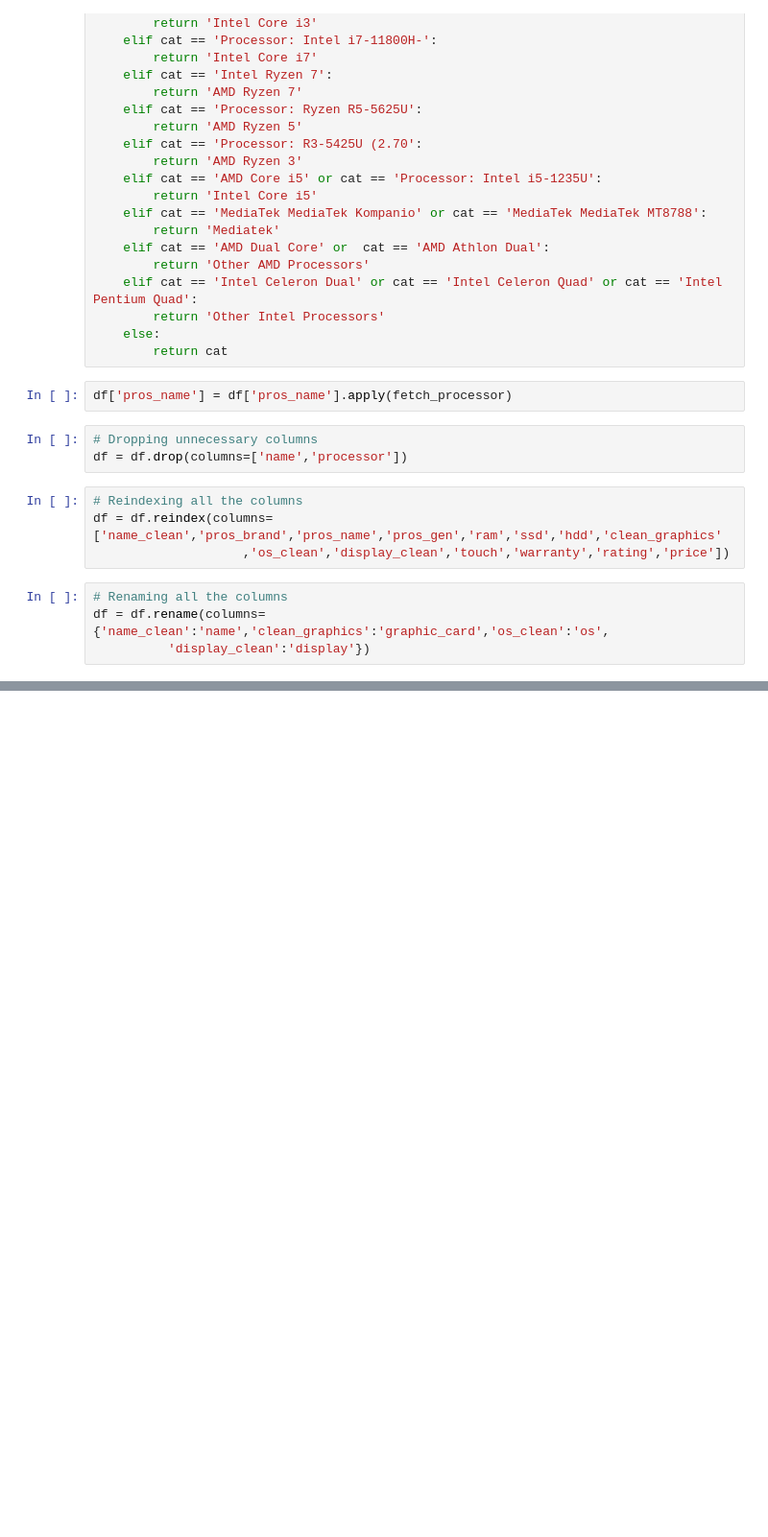
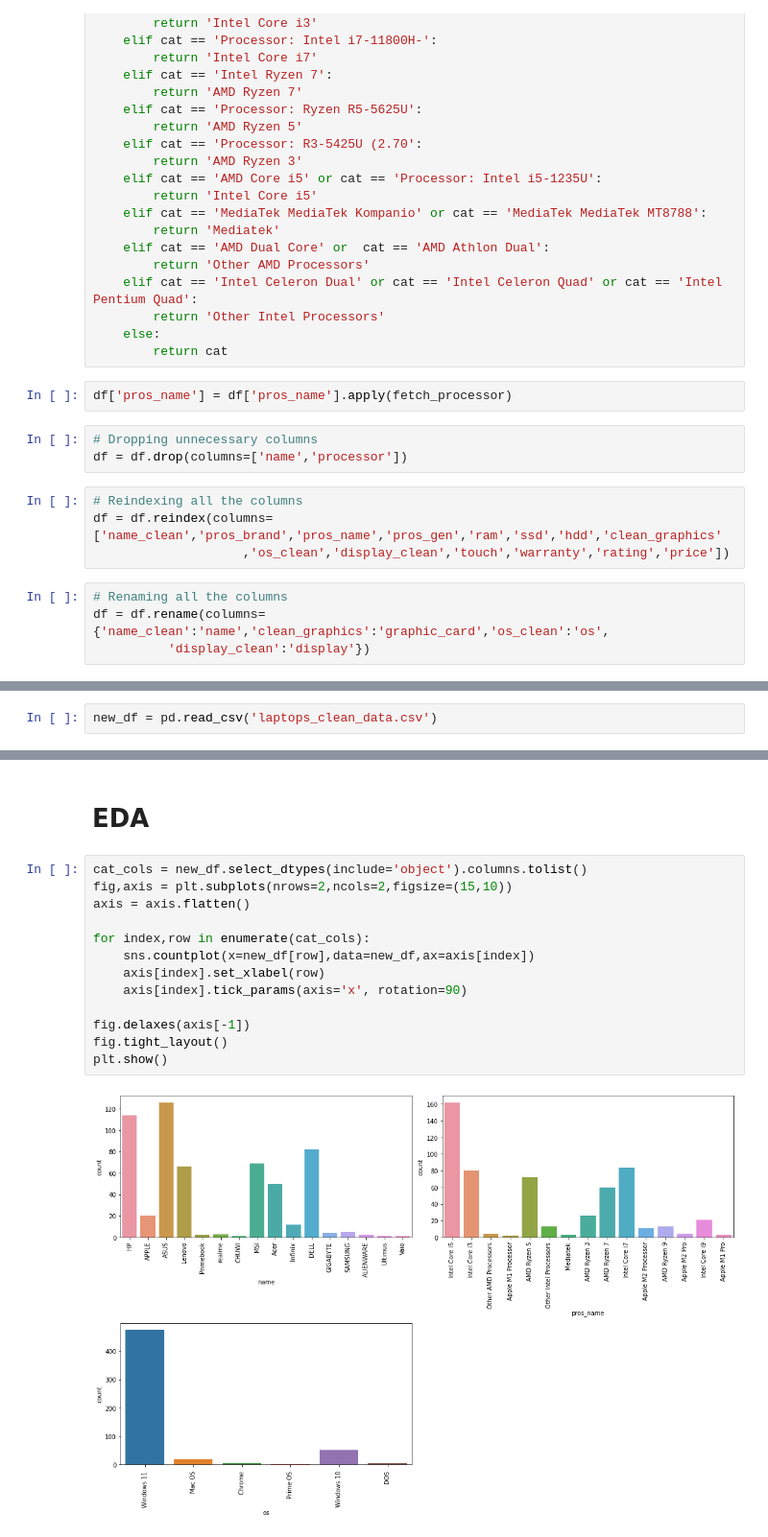
Before and after one commit to jeniljani-4444/End-to-End-Laptop-Price-Prediction, a Jupyter notebook: Flipkart Laptop Price Prediction.ipynb, the cells around one changed output, grey strips where cells are left out. Shown at 96% size. Drawn from its saved outputs; the diff is of its cells as text; blank space fills up the shorter version.

```diff
--- a/Flipkart Laptop Price Prediction.ipynb
+++ b/Flipkart Laptop Price Prediction.ipynb
@@ -256,0 +266,2 @@ df = df.rename(columns={'name_clean':'name','clean_graphics':'graphic_card','os_
+# %%
+new_df = pd.read_csv('laptops_clean_data.csv')
@@ -256,0 +277,17 @@ df = df.rename(columns={'name_clean':'name','clean_graphics':'graphic_card','os_
+# %% [markdown]
+# EDA
+# %%
+cat_cols = new_df.select_dtypes(include='object').columns.tolist()
+fig,axis = plt.subplots(nrows=2,ncols=2,figsize=(15,10))
+axis = axis.flatten()
+
+for index,row in enumerate(cat_cols):
+    sns.countplot(x=new_df[row],data=new_df,ax=axis[index])
+    axis[index].set_xlabel(row)
+    axis[index].tick_params(axis='x', rotation=90)
+
+fig.delaxes(axis[-1])
+fig.tight_layout()
+plt.show()
+# %% [output]
+[figure, added]
```
Also changed, not shown: parts of 9 cells of this notebook, 1 other file.
